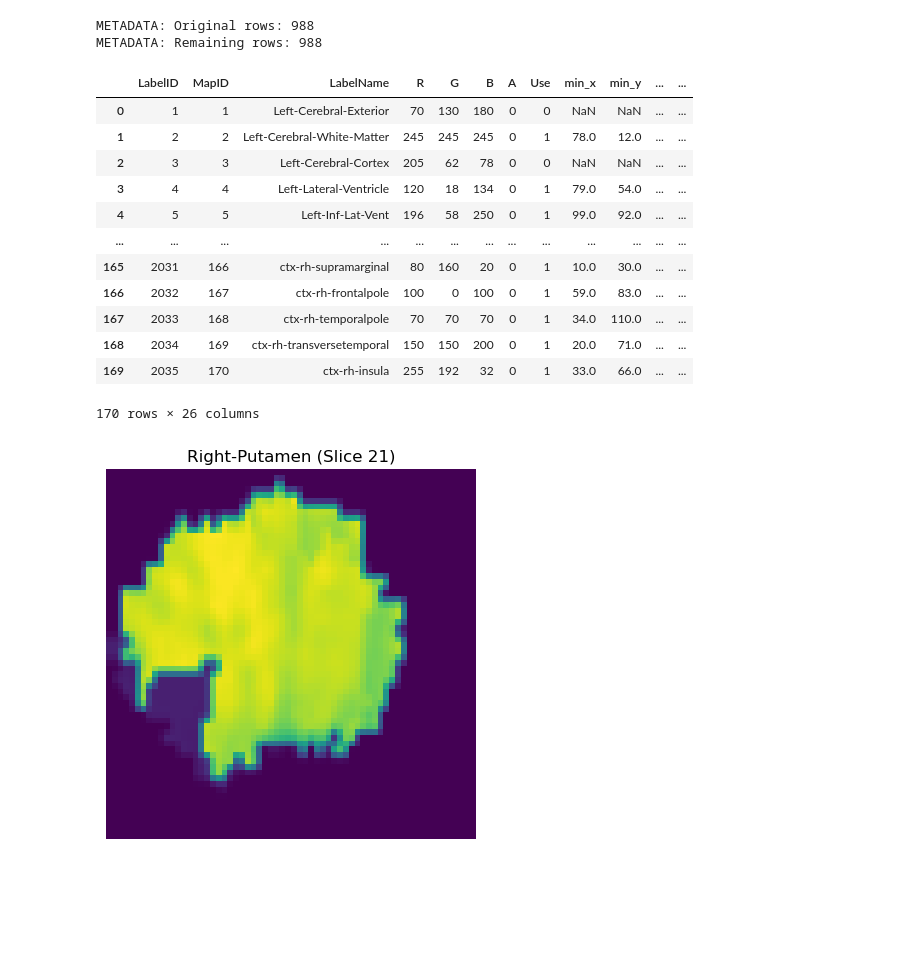
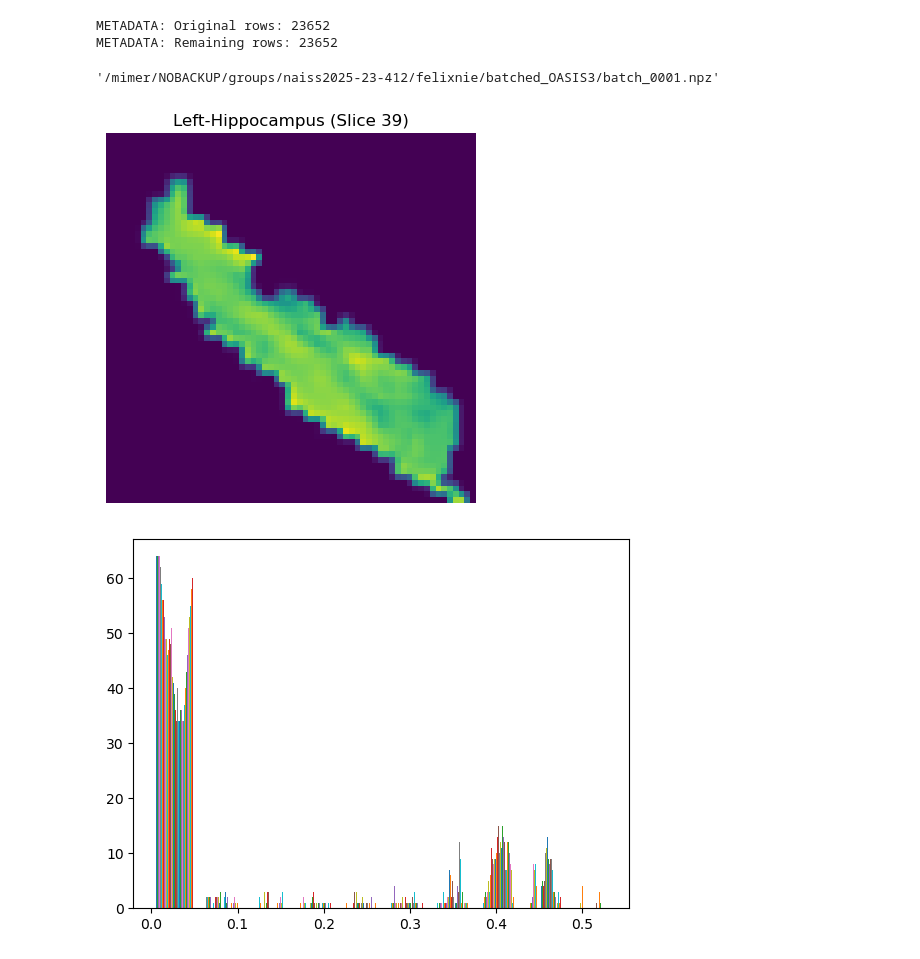
Before and after one commit to minnelab/NeuroCBIR, a Jupyter notebook: notebooks/for_testing.ipynb, the cells around one changed output. Cells and saved outputs as stored; diff of their text form; code cells hidden in the pictures; blank space fills up the shorter version.

Commit message:
subcortical structures cbir working

```diff
--- a/notebooks/for_testing.ipynb
+++ b/notebooks/for_testing.ipynb
@@ -5,7 +5,7 @@ import os
 
 ### Input data
 # Path to dataset
-DATA_PATH = "/mimer/NOBACKUP/groups/biomedicalimaging-kth/felixnie/"
+DATA_PATH = "/mimer/NOBACKUP/groups/naiss2025-23-412/felixnie/"
 load_ds_path = DATA_PATH + "batched_adni/"
 # Files to load/save extension
 extension = ".npz"
@@ -45,47 +45,40 @@ labels_df = pd.read_csv("data/labels.csv")
 bb_df = pd.read_csv("data/bounding_boxes.csv")
 labels_bb_df = pd.merge(labels_df, bb_df, on="LabelName", how="inner") # Merge on the 'GUID' column
 # %% [output]
-METADATA: Original rows: 988
-METADATA: Remaining rows: 988
+METADATA: Original rows: 23652
+METADATA: Remaining rows: 23652
+# %%
+batch_files[0]
+# %% [output]
+'/mimer/NOBACKUP/groups/naiss2025-23-412/felixnie/batched_OASIS3/batch_0001.npz'
 # %%
-dataset = SubCorBatDataset(metadata, batch_files[0], labels_bb_df, n_structs=10)
+dataset = SubCorBatDataset(metadata, batch_files[7], labels_bb_df, n_structs=-1)
-# %%
-labels_bb_df
-# %% [output]
-|  | LabelID | MapID | LabelName | R | G | B | A | Use | min_x | min_y | ... | ... |
-| 0 | 1 | 1 | Left-Cerebral-Exterior | 70 | 130 | 180 | 0 | 0 | NaN | NaN | ... | ... |
-| 1 | 2 | 2 | Left-Cerebral-White-Matter | 245 | 245 | 245 | 0 | 1 | 78.0 | 12.0 | ... | ... |
-| 2 | 3 | 3 | Left-Cerebral-Cortex | 205 | 62 | 78 | 0 | 0 | NaN | NaN | ... | ... |
-| 3 | 4 | 4 | Left-Lateral-Ventricle | 120 | 18 | 134 | 0 | 1 | 79.0 | 54.0 | ... | ... |
-| 4 | 5 | 5 | Left-Inf-Lat-Vent | 196 | 58 | 250 | 0 | 1 | 99.0 | 92.0 | ... | ... |
-| ... | ... | ... | ... | ... | ... | ... | ... | ... | ... | ... | ... | ... |
-| 165 | 2031 | 166 | ctx-rh-supramarginal | 80 | 160 | 20 | 0 | 1 | 10.0 | 30.0 | ... | ... |
-| 166 | 2032 | 167 | ctx-rh-frontalpole | 100 | 0 | 100 | 0 | 1 | 59.0 | 83.0 | ... | ... |
-| 167 | 2033 | 168 | ctx-rh-temporalpole | 70 | 70 | 70 | 0 | 1 | 34.0 | 110.0 | ... | ... |
-| 168 | 2034 | 169 | ctx-rh-transversetemporal | 150 | 150 | 200 | 0 | 1 | 20.0 | 71.0 | ... | ... |
-| 169 | 2035 | 170 | ctx-rh-insula | 255 | 192 | 32 | 0 | 1 | 33.0 | 66.0 | ... | ... |
-170 rows × 26 columns
 # %%
 import matplotlib.pyplot as plt
 import torch
 
 %matplotlib inline
 
-i_sub = 10
-i_str = 5
+i_sub = 2
+i_str = 12
 
 sample = dataset[i_sub]
 struct = sample["image"][i_str, 0]  # [D, H, W]
 
 # Find the z-slice (axial) where the structure has the highest total intensity
 z_profile = struct.sum(axis=(1, 2))  # Sum over H and W → shape: [D]
 z_max = torch.argmax(z_profile).item()
 
 # Plot that slice
 plt.imshow(struct[z_max].cpu())
 plt.title(f"{sample['struct_name'][i_str]} (Slice {z_max})")
 plt.axis('off')
 plt.show()
+metadata.query(f"GUID == '{sample['GUID'][i_str]}'")[["subject"]].values[0,0]
+
+plt.hist(struct[z_max].cpu())
+plt.show()
 # %% [output]
-[figure, old version]
+[figure, new version]
+[figure, added]
 # %%
```
Also changed, not shown: parts of 7 cells of this notebook, 23 other files.
